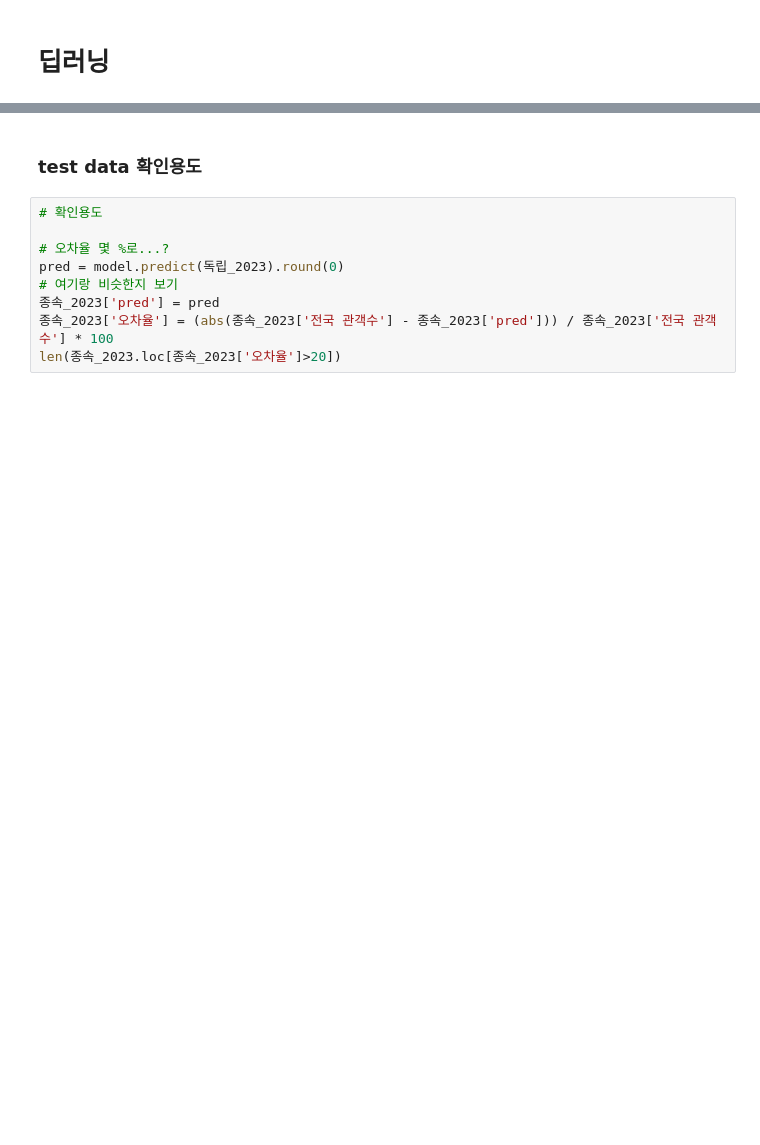
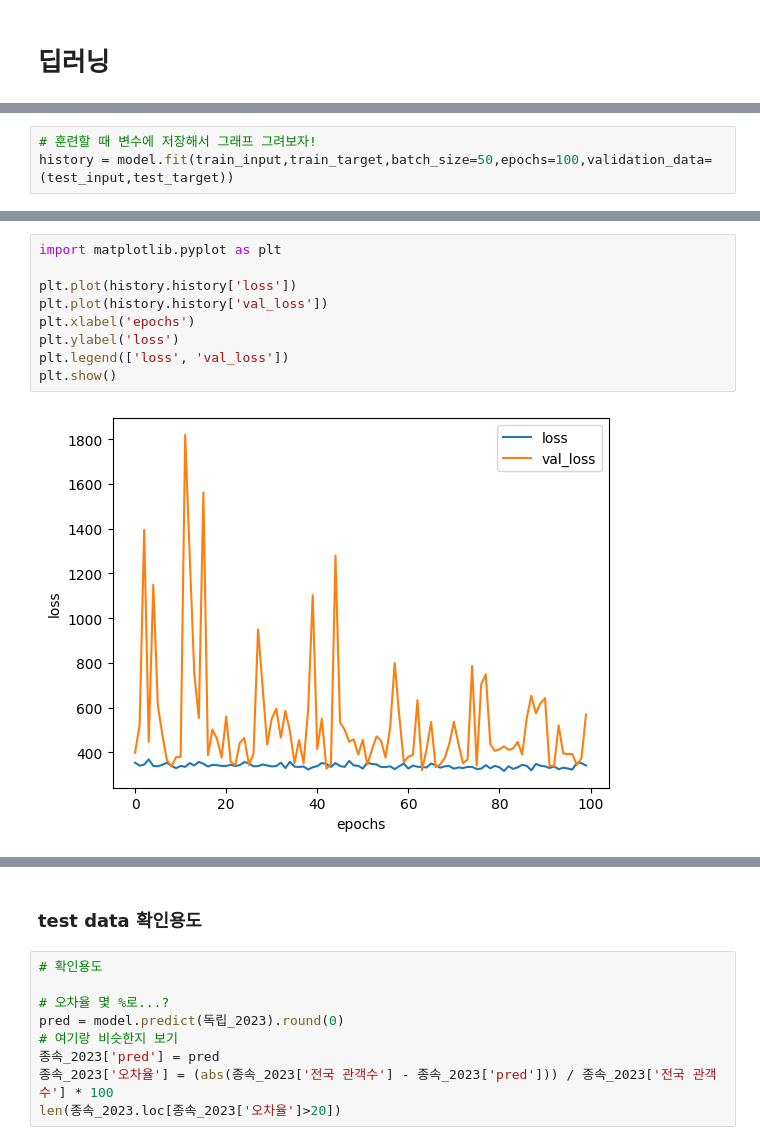
Before and after one commit to Play-Web-miniProject/MovieDL, a Jupyter notebook: seongjin/main_SJ/4_deepLearning/deepLearning_ver01.ipynb, the cells around one changed output, grey strips where cells are left out. Cells and saved outputs as stored; diff of their text form; blank space fills up the shorter version.

Commit message:
model  test

```diff
--- a/seongjin/main_SJ/4_deepLearning/deepLearning_ver01.ipynb
+++ b/seongjin/main_SJ/4_deepLearning/deepLearning_ver01.ipynb
@@ -189 +294,4 @@ Epoch 100/100
 <keras.callbacks.History at 0x...>
+# %%
+# 훈련할 때 변수에 저장해서 그래프 그려보자!
+history = model.fit(train_input,train_target,batch_size=50,epochs=100,validation_data=(test_input,test_target))
@@ -190,3 +316,14 @@ Epoch 100/100
+# %%
+import matplotlib.pyplot as plt
+
+plt.plot(history.history['loss'])
+plt.plot(history.history['val_loss'])
+plt.xlabel('epochs')
+plt.ylabel('loss')
+plt.legend(['loss', 'val_loss'])
+plt.show()
+# %% [output]
+[figure, added]
 # %%
 # 확인용도
 model.predict(train_input[:5])
```
Also changed, not shown: parts of 17 cells of this notebook, 41 other files.
